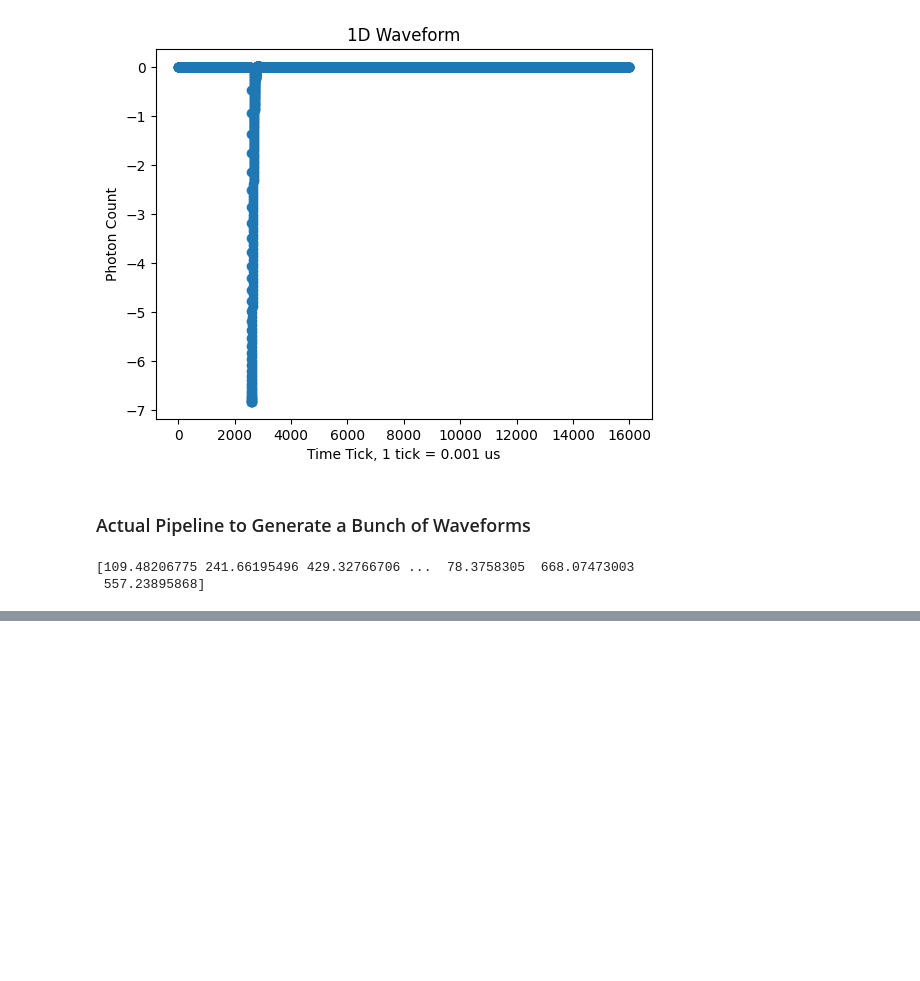
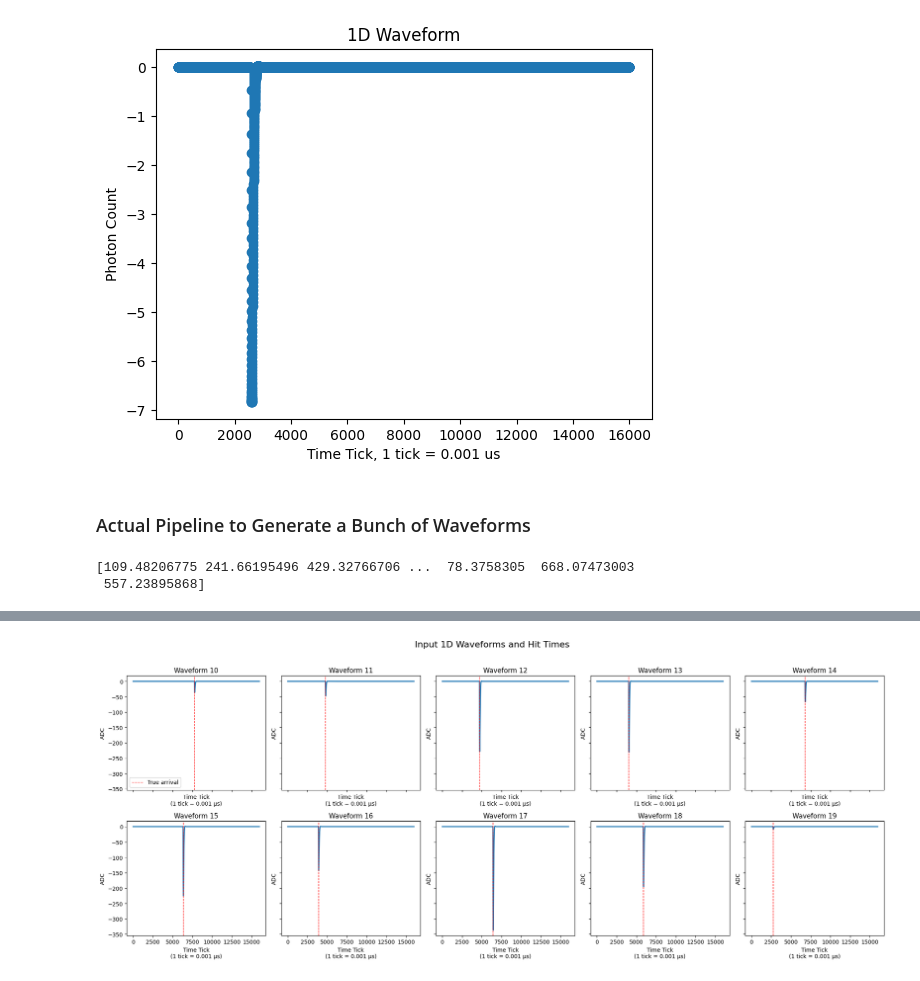
Before and after one commit to carsmithhhh/flash_detection, a Jupyter notebook: data_gen.ipynb, the cells around one changed output, grey strips where cells are left out. Drawn from its saved outputs; the diff is of its cells as text; code cells hidden in the pictures; blank space fills up the shorter version.

```diff
--- a/data_gen.ipynb
+++ b/data_gen.ipynb
@@ -116,0 +120,29 @@ Text(0.5, 1.0, '10000 1D Waveforms')
+# %%
+import numpy as np
+import matplotlib.pyplot as plt
+
+waveforms = np.load('10k_flashes.npy', allow_pickle=True).item()
+ticks = np.arange(len(waveforms['waveforms'][0]))
+
+fig, axes = plt.subplots(2, 5, figsize=(20, 8), sharex=True, sharey=True)
+axes = axes.flatten()
+
+for i, ax in enumerate(axes):
+    wf_idx = i + 10  # because we're indexing waveforms[10:20]
+    wf = waveforms['waveforms'][wf_idx]
+    arrival = waveforms['arrival_times'][wf_idx] + 2560
+
+    ax.plot(ticks, wf, linewidth=2)
+    ax.axvline(x=arrival, color='r', linestyle='--', linewidth=1, label='True arrival')
+    ax.set_title(f"Waveform {wf_idx}")
+
+    ax.set_xlabel(f"Time Tick\n(1 tick = {sim.light_tick_size} μs)")
+    ax.set_ylabel("ADC")
+
+axes[0].legend()
+
+plt.suptitle("Input 1D Waveforms and Hit Times", fontsize=16, y=1.02)
+plt.tight_layout()
+plt.show()
+# %% [output]
+[figure, added]
```
Also changed, not shown: parts of 2 cells of this notebook, 3 other files.
